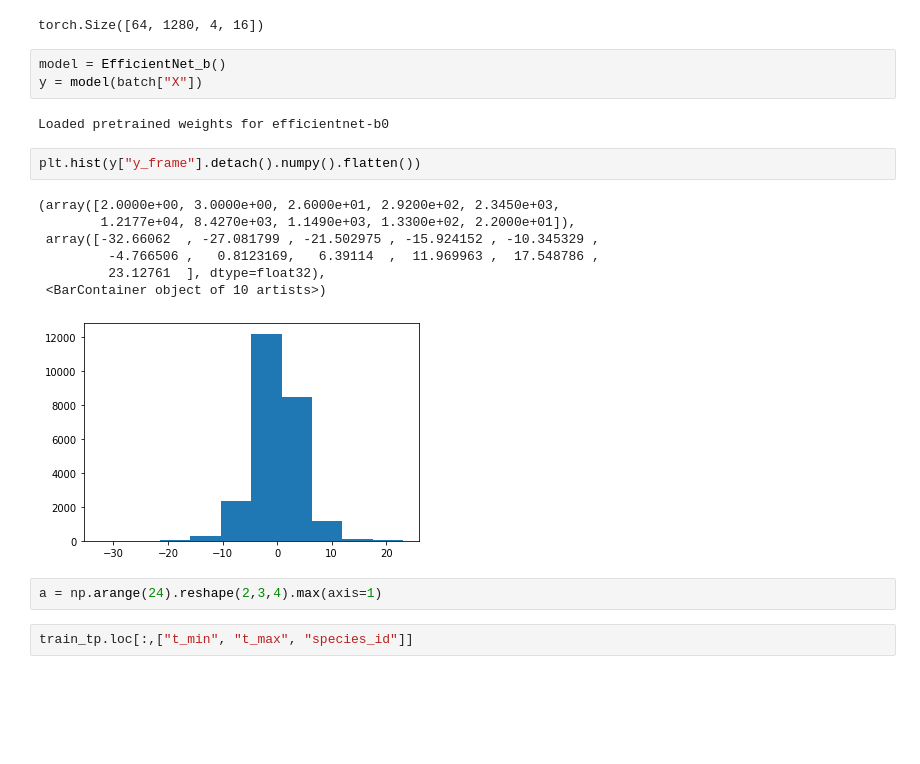
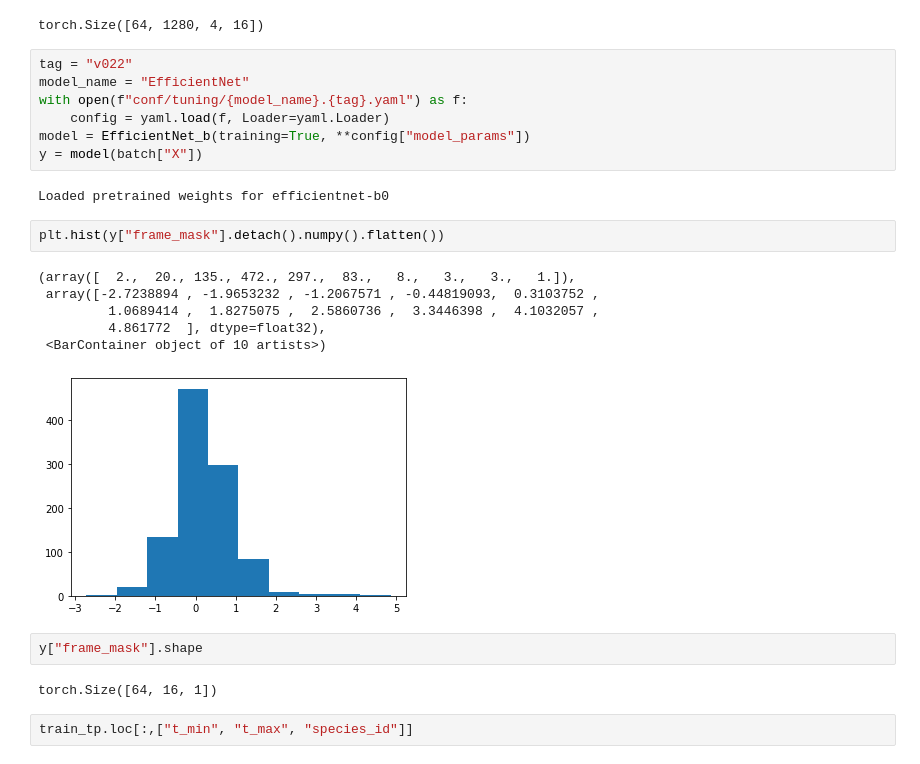
Before and after one commit to ibkuroyagi/Rainforest-Connection-Species-Audio-Detection, a Jupyter notebook: working/EDA.ipynb, the cells around one changed output. Drawn from its saved outputs; the diff is of its cells as text; blank space fills up the shorter version.

Commit message:
add frame mask

```diff
--- a/working/EDA.ipynb
+++ b/working/EDA.ipynb
@@ -502,23 +500,28 @@ y_ = model.features(x)
 print(y_.shape)
 # %% [output]
 torch.Size([64, 1280, 4, 16])
-# %%
-model = EfficientNet_b()
-y = model(batch["X"])
-# %% [output]
-Loaded pretrained weights for efficientnet-b0
+# %%
+tag = "v022"
+model_name = "EfficientNet"
+with open(f"conf/tuning/{model_name}.{tag}.yaml") as f:
+    config = yaml.load(f, Loader=yaml.Loader)
+model = EfficientNet_b(training=True, **config["model_params"])
+y = model(batch["X"])
+# %% [output]
+Loaded pretrained weights for efficientnet-b0
 # %%
-plt.hist(y["y_frame"].detach().numpy().flatten())
+plt.hist(y["frame_mask"].detach().numpy().flatten())
 # %% [output]
-(array([2.0000e+00, 3.0000e+00, 2.6000e+01, 2.9200e+02, 2.3450e+03,
-        1.2177e+04, 8.4270e+03, 1.1490e+03, 1.3300e+02, 2.2000e+01]),
- array([-32.66062  , -27.081799 , -21.502975 , -15.924152 , -10.345329 ,
-         -4.766506 ,   0.8123169,   6.39114  ,  11.969963 ,  17.548786 ,
-         23.12761  ], dtype=float32),
+(array([  2.,  20., 135., 472., 297.,  83.,   8.,   3.,   3.,   1.]),
+ array([-2.7238894 , -1.9653232 , -1.2067571 , -0.44819093,  0.3103752 ,
+         1.0689414 ,  1.8275075 ,  2.5860736 ,  3.3446398 ,  4.1032057 ,
+         4.861772  ], dtype=float32),
  <BarContainer object of 10 artists>)
-[figure, old version]
+[figure, new version]
-# %%
-a = np.arange(24).reshape(2,3,4).max(axis=1)
+# %%
+y["frame_mask"].shape
+# %% [output]
+torch.Size([64, 16, 1])
 # %%
 train_tp.loc[:,["t_min", "t_max", "species_id"]]
 # %% [output]
```
Also changed, not shown: parts of 3 cells of this notebook, 11 other files.
